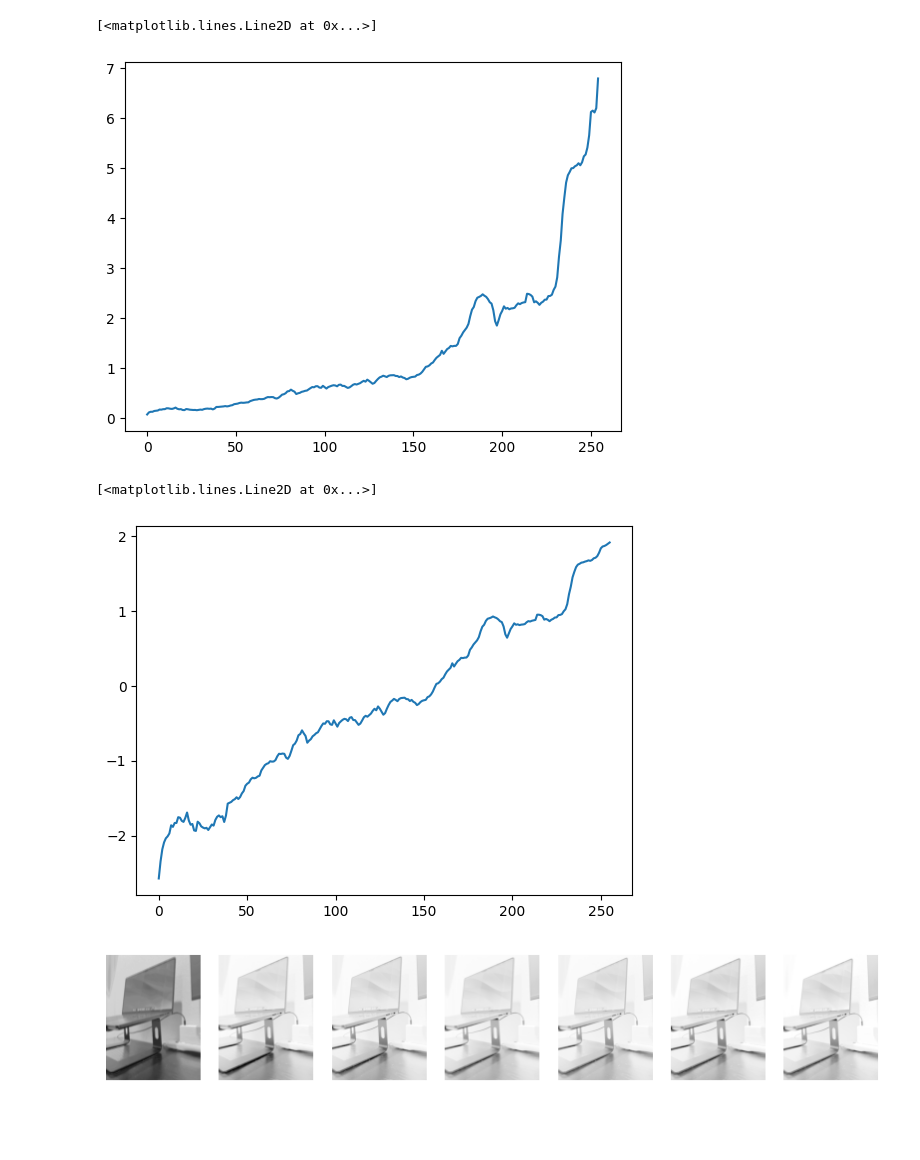
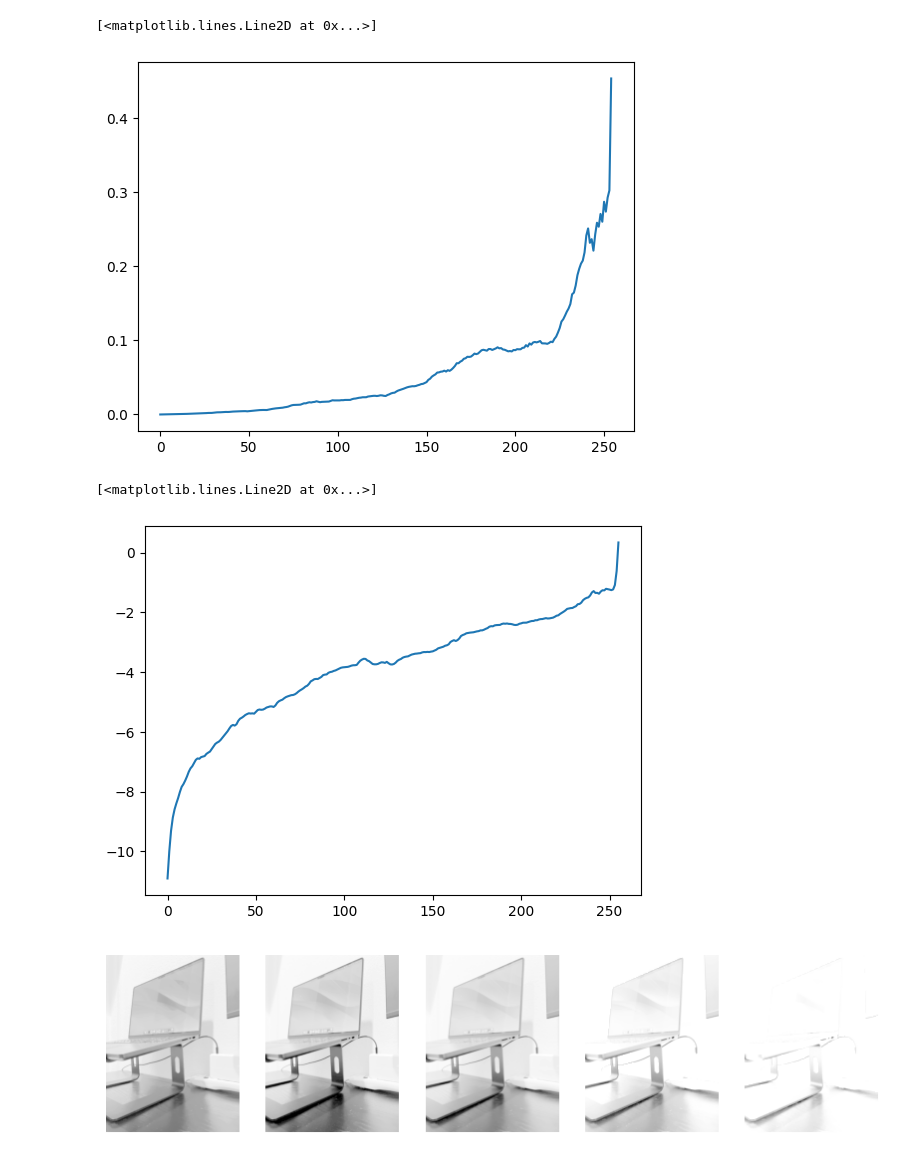
Before and after one commit to chris00234/HDR, a Jupyter notebook: HW3_starter_part_1.ipynb, the cells around one changed output. Cells and saved outputs as stored; diff of their text form; code cells hidden in the pictures; blank space fills up the shorter version.

```diff
--- a/HW3_starter_part_1.ipynb
+++ b/HW3_starter_part_1.ipynb
@@ -18,23 +18,23 @@ Ims = []
 # exposure times
 dts = []
 
-Ims.append(plt.imread('0.3.jpeg'))
-dts.append(0.3)
+Ims.append(plt.imread('imgs/0.005.jpg'))
+dts.append(0.005)
 
-Ims.append(plt.imread('0.7.jpeg'))
-dts.append(0.7)
+Ims.append(plt.imread('imgs/0.02.jpg'))
+dts.append(0.02)
 
-Ims.append(plt.imread('1.0.jpeg'))
-dts.append(1.0)
+Ims.append(plt.imread('imgs/0.1.jpg'))
+dts.append(0.1)
 
-Ims.append(plt.imread('1.3.jpeg'))
-dts.append(1.3)
+Ims.append(plt.imread('imgs/1.jpg'))
+dts.append(1)
 
-Ims.append(plt.imread('1.7.jpeg'))
-dts.append(1.7)
+# Ims.append(plt.imread('1.7.jpeg'))
+# dts.append(1.7)
 
-Ims.append(plt.imread('2.0.jpeg'))
-dts.append(2.0)
+# Ims.append(plt.imread('2.0.jpeg'))
+# dts.append(2.0)
 # %%
 # resize the images to a reasonable scale
 Imsr = []
@@ -145,7 +147,7 @@ v = soln[0]
 plt.plot(np.exp(v[0:255]))
 # %% [output]
 [<matplotlib.lines.Line2D at 0x...>]
-[figure, old version]
+[figure, new version]
 # %%
 # Adding some bells and whistles to the optimization setup
 #
@@ -219,18 +221,18 @@ v=soln[0]
 plt.plot(v[0:256]) # note plotting g(z) here not exp(g(z))
 # %% [output]
 [<matplotlib.lines.Line2D at 0x...>]
-[figure, old version]
+[figure, new version]
 # %%
 f=plt.figure()
 f.set_size_inches(10, 6)
-ax = f.add_subplot(1,7,1)
+ax = f.add_subplot(1,5,1)
 ax.imshow(np.fliplr(np.transpose(np.reshape(v[256:],(h,w)))),cmap="gray")
 ax.axis("off")
 for i in range(len(Imsr)):
-    ax = f.add_subplot(1,7,i+2)
+    ax = f.add_subplot(1,5,i+2)
     ax.imshow(np.fliplr(np.transpose(np.log(Imsr[i]+1))),cmap="gray")
     ax.axis("off")
 # %% [output]
-[figure, old version]
+[figure, new version]
 # %%
 da_Im=np.fliplr(np.transpose(np.reshape(v[256:],(h,w))))
```
Also changed, not shown: parts of 4 cells of this notebook.
